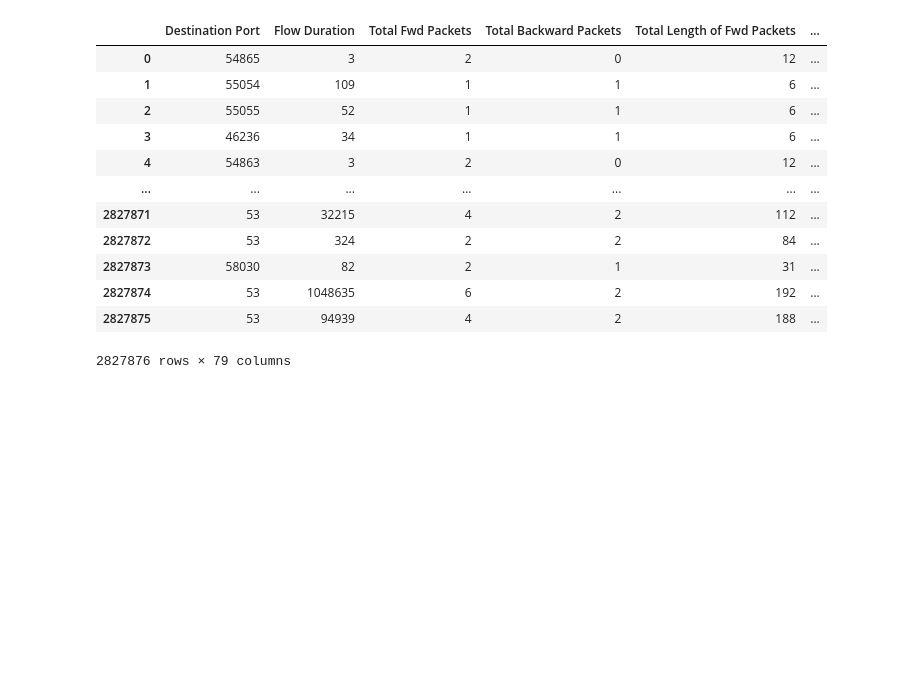
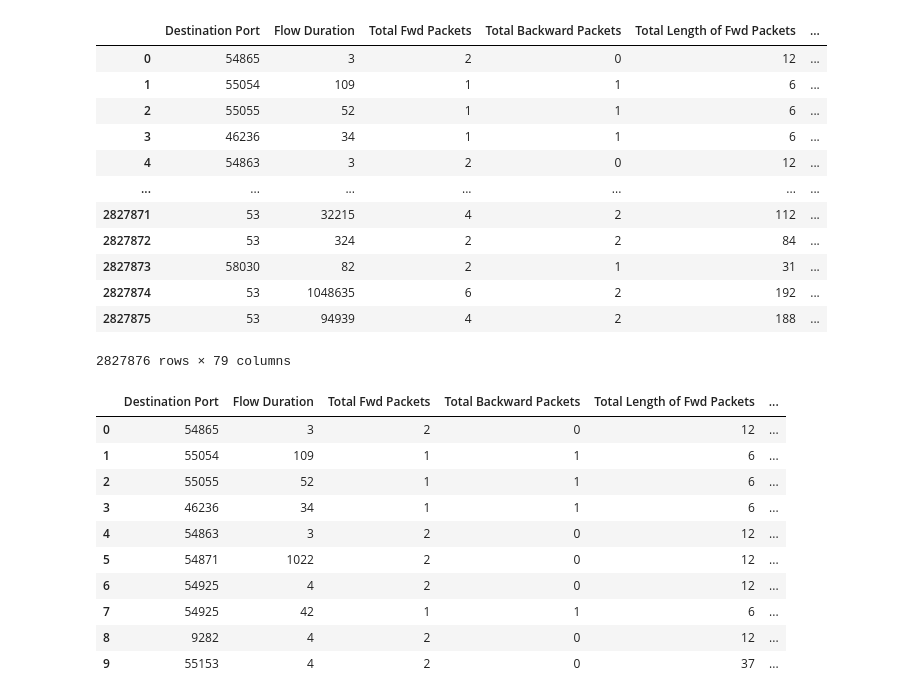
Before and after one commit to thejysplay/CIC-IDS-attack-detection, a Jupyter notebook: MachineLearningCSV_Data analysis.ipynb, the cells around one changed output. Cells and saved outputs as stored; diff of their text form; code cells hidden in the pictures; blank space fills up the shorter version.

```diff
--- a/MachineLearningCSV_Data analysis.ipynb
+++ b/MachineLearningCSV_Data analysis.ipynb
@@ -547,5 +550,5 @@ memory usage: 1.7+ GB
 # %%
 # adf.to_csv(r'C:\Users\jos34\OneDrive\바탕 화면\호서대학교 4학년\AI프레임워크 보안\data_set.csv', index=False)
 # %%
-# main_set = pd.read_csv(r'C:\Users\jos34\OneDrive\바탕 화면\호서대학교 4학년\AI프레임워크 보안\data_set.csv')
+main_set = pd.read_csv(r'C:\Users\jos34\OneDrive\바탕 화면\호서대학교 4학년\AI프레임워크 보안\data_set.csv')
 # %%
@@ -564,3 +567,17 @@ memory usage: 1.7+ GB
 | 2827874 | 53 | 1048635 | 6 | 2 | 192 | ... |
 | 2827875 | 53 | 94939 | 4 | 2 | 188 | ... |
 2827876 rows × 79 columns
+# %%
+main_set[main_set[' Label'] == 'BENIGN'].head(10)
+# %% [output]
+|  | Destination Port | Flow Duration | Total Fwd Packets | Total Backward Packets | Total Length of Fwd Packets | ... |
+| 0 | 54865 | 3 | 2 | 0 | 12 | ... |
+| 1 | 55054 | 109 | 1 | 1 | 6 | ... |
+| 2 | 55055 | 52 | 1 | 1 | 6 | ... |
+| 3 | 46236 | 34 | 1 | 1 | 6 | ... |
+| 4 | 54863 | 3 | 2 | 0 | 12 | ... |
+| 5 | 54871 | 1022 | 2 | 0 | 12 | ... |
+| 6 | 54925 | 4 | 2 | 0 | 12 | ... |
+| 7 | 54925 | 42 | 1 | 1 | 6 | ... |
+| 8 | 9282 | 4 | 2 | 0 | 12 | ... |
+| 9 | 55153 | 4 | 2 | 0 | 37 | ... |
```
Also changed, not shown: parts of 16 cells of this notebook.
